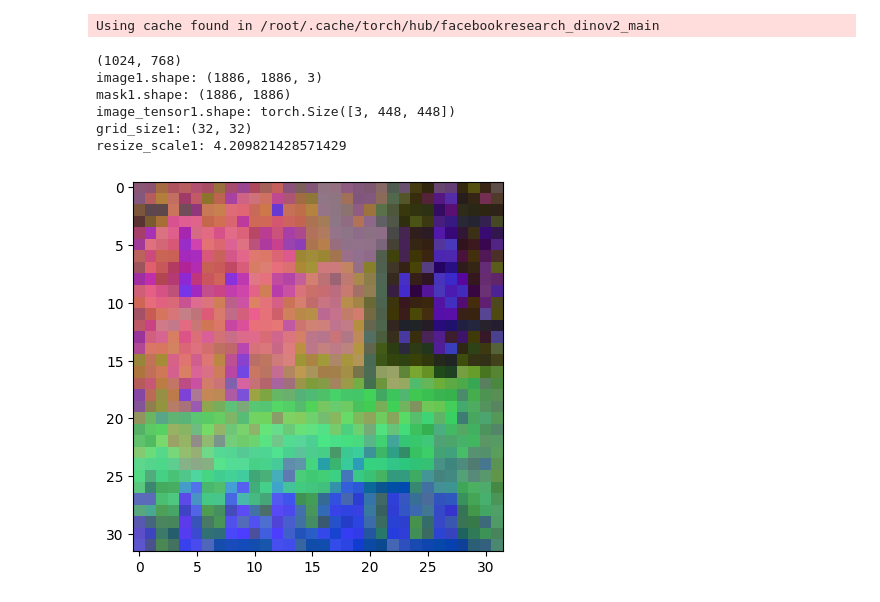
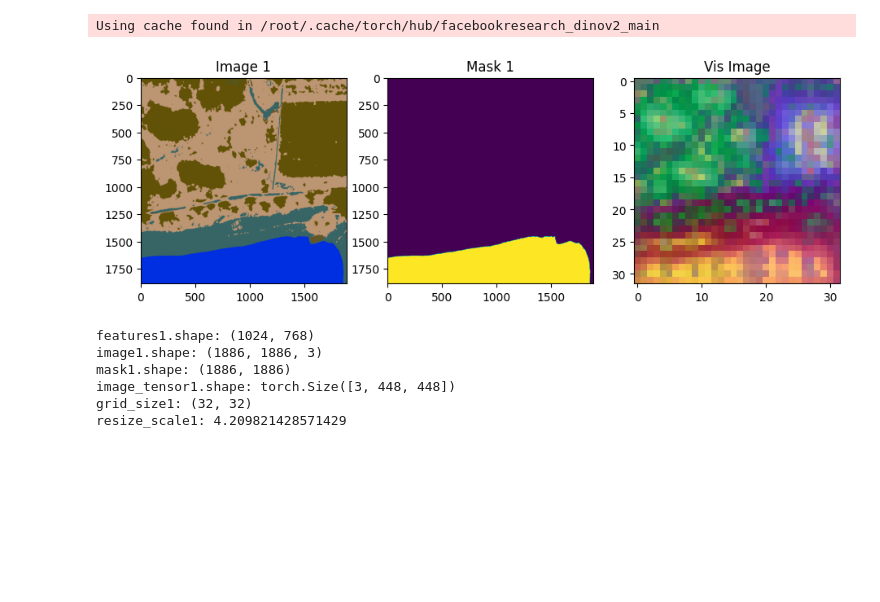
Before and after one commit to tamu-edu-students/HyperTools, a Jupyter notebook: examples/dinov2.ipynb, the cells around one changed output. Drawn from its saved outputs; the diff is of its cells as text; code cells hidden in the pictures; blank space fills up the shorter version.

```diff
--- a/examples/dinov2.ipynb
+++ b/examples/dinov2.ipynb
@@ -317,36 +317,55 @@ def hconcat_resize(img_list,
 # %%
 # Init Dinov2Matcher
 dm = Dinov2Matcher(half_precision=False)
 
 
 
 # Extract features
 # image1 = hconcat_resize([image1, image2])
-image1 = cv2.cvtColor(cv2.imread("../images/pca_result.png", cv2.IMREAD_COLOR), cv2.COLOR_BGR2RGB)
-mask1 = cv2.imread("../images//pca_result.png", cv2.IMREAD_COLOR)[:,:,0] > 127
+# image1 = cv2.cvtColor(cv2.imread("../images/pca_result.png", cv2.IMREAD_COLOR), cv2.COLOR_BGR2RGB)
+# mask1 = cv2.imread("../images//pca_result.png", cv2.IMREAD_COLOR)[:,:,0] > 127
+
+image1 = cv2.cvtColor(cv2.imread("../images/lena3.png", cv2.IMREAD_COLOR), cv2.COLOR_BGR2RGB)
+mask1 = cv2.imread("../images//lena3.png", cv2.IMREAD_COLOR)[:,:,0] > 127
 
 image_tensor1, grid_size1, resize_scale1 = dm.prepare_image(image1)
 features1 = dm.extract_features(image_tensor1)
 
 # Visualization
 
 resized_mask = dm.prepare_mask(mask1, grid_size1, resize_scale1)
 vis_image = dm.get_embedding_visualization(features1, grid_size1)
+
+fig = plt.figure(figsize=(15, 5))
+
+plt.subplot(1, 4, 1)  # 1 row, 3 columns, 1st subplot = image1
+plt.imshow(image1)
+plt.title('Image 1')
+
+plt.subplot(1, 4, 2)  # 1 row, 3 columns, 2nd subplot = mask1
+plt.imshow(mask1)
+plt.title('Mask 1')
+
+plt.subplot(1, 4, 3)  # 1 row, 3 columns, 3rd subplot = vis_image
 plt.imshow(vis_image)
-print(features1.shape)
+plt.title('Vis Image')
+
+
+plt.show()
 
 # More info
+print("features1.shape:", features1.shape)
 print("image1.shape:", image1.shape)
 print("mask1.shape:", mask1.shape)
 print("image_tensor1.shape:", image_tensor1.shape)
 print("grid_size1:", grid_size1)
 print("resize_scale1:", resize_scale1)
 # %% [output]
 Using cache found in /root/.cache/torch/hub/facebookresearch_dinov2_main
+[figure, new version]
-(1024, 768)
+features1.shape: (1024, 768)
 image1.shape: (1886, 1886, 3)
 mask1.shape: (1886, 1886)
 image_tensor1.shape: torch.Size([3, 448, 448])
 grid_size1: (32, 32)
 resize_scale1: 4.209821428571429
-[figure, old version]
```
Also changed, not shown: parts of 6 cells of this notebook.
